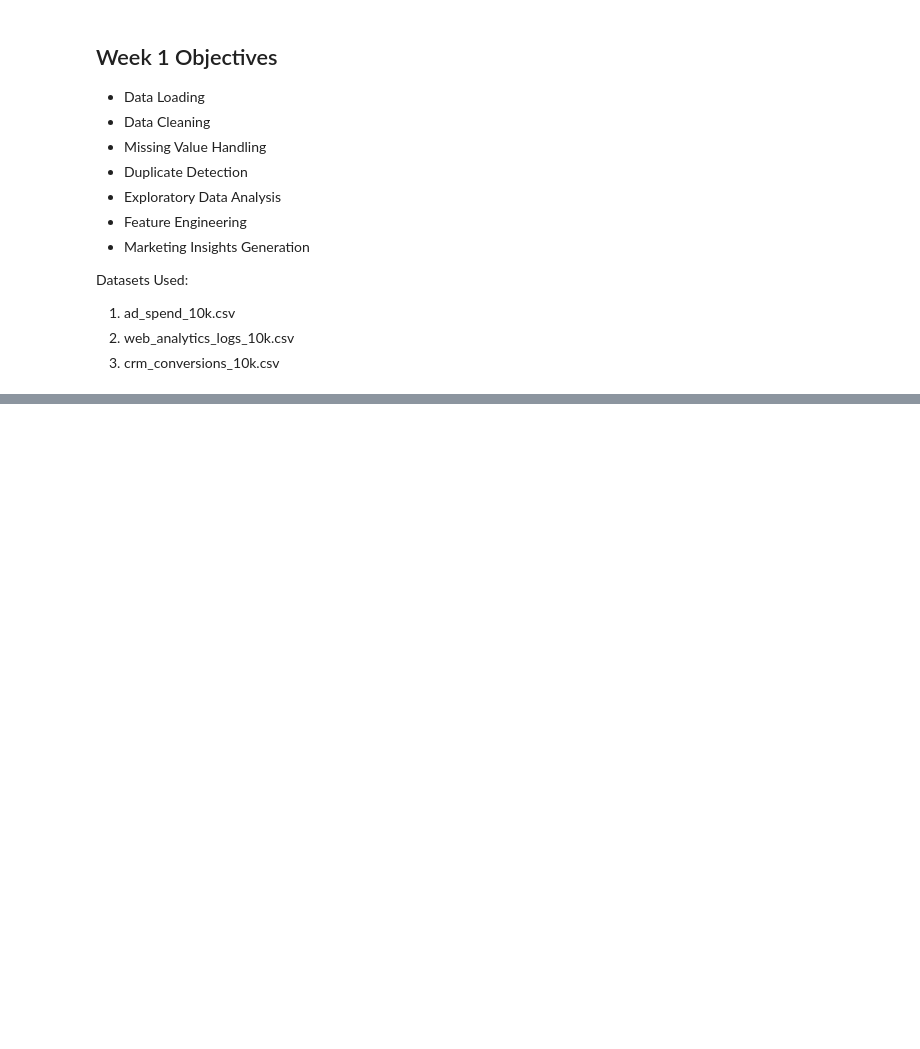
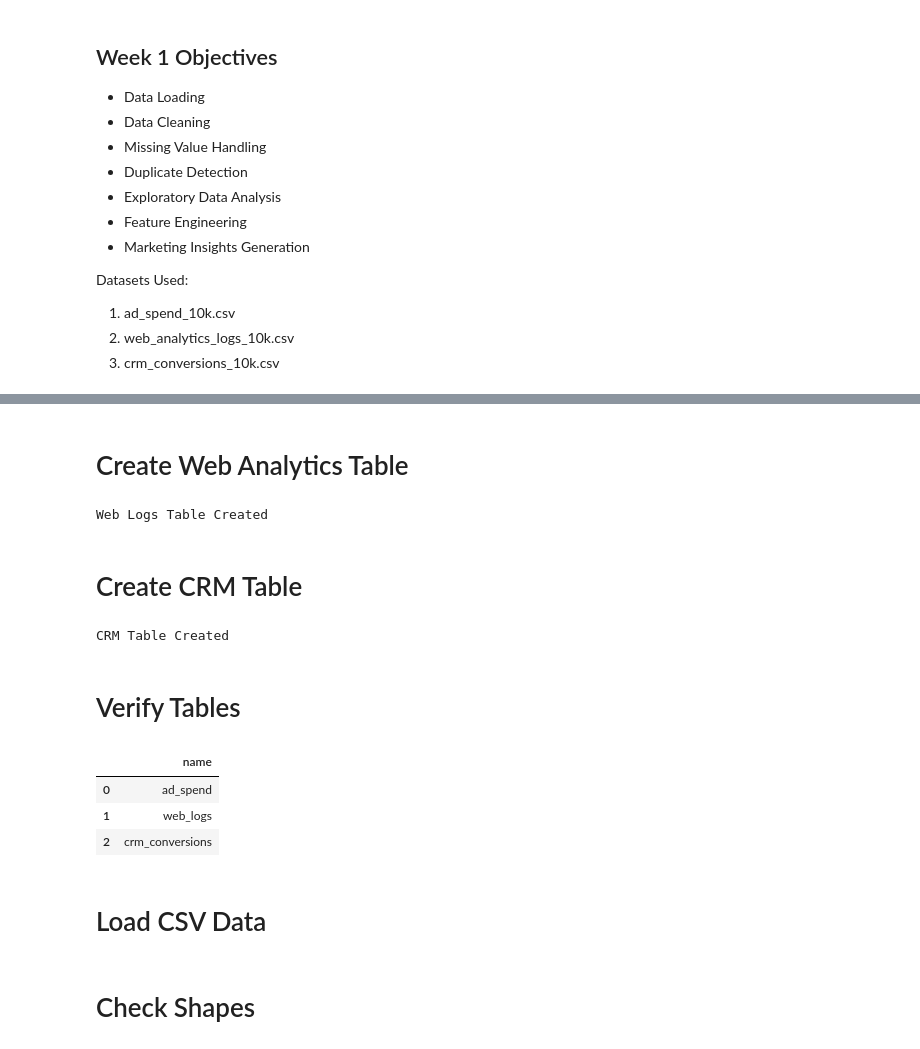
Before and after one commit to hitteshkharyal/Marketing-_ROI_Dashboard, a Jupyter notebook: project1.ipynb, the cells around one changed output, grey strips where cells are left out. Cells and saved outputs as stored; diff of their text form; code cells hidden in the pictures; blank space fills up the shorter version.

```diff
--- a/project1.ipynb
+++ b/project1.ipynb
@@ -910,0 +913,6 @@ Datasets Used:
+# %%
+import sqlite3
+
+conn = sqlite3.connect("marketing.db")
+
+print("Database Created")
@@ -910,0 +959,67 @@ Datasets Used:
+# %% [markdown]
+<h1>Create Web Analytics Table</h1>
+# %%
+cursor.execute("""
+CREATE TABLE IF NOT EXISTS web_logs (
+    session_id TEXT,
+    user_id TEXT,
+    session_date TEXT,
+    traffic_source TEXT,
+    utm_source TEXT,
+    utm_medium TEXT,
+    utm_campaign TEXT,
+    device TEXT,
+    city TEXT,
+    country TEXT,
+    pages_viewed INTEGER,
+    session_duration INTEGER,
+    bounce_flag INTEGER
+)
+""")
+
+conn.commit()
+
+print("Web Logs Table Created")
+# %% [output]
+Web Logs Table Created
+# %% [markdown]
+<h1>Create CRM Table</h1>
+# %%
+cursor.execute("""
+CREATE TABLE IF NOT EXISTS crm_conversions (
+    conversion_id TEXT,
+    user_id TEXT,
+    lead_date TEXT,
+    conversion_date TEXT,
+    lead_stage TEXT,
+    customer_journey TEXT,
+    product TEXT,
+    deal_value REAL,
+    country TEXT,
+    city TEXT,
+    conversion_status TEXT
+)
+""")
+
+conn.commit()
+
+print("CRM Table Created")
+# %% [output]
+CRM Table Created
+# %% [markdown]
+<h1>Verify Tables</h1>
+# %%
+query = """
+SELECT name
+FROM sqlite_master
+WHERE type='table'
+"""
+
+pd.read_sql(query, conn)
+# %% [output]
+|  | name |
+| 0 | ad_spend |
+| 1 | web_logs |
+| 2 | crm_conversions |
+# %% [markdown]
+<h1>Load CSV Data</h1>
@@ -910,0 +1038,2 @@ Datasets Used:
+# %% [markdown]
+<h1>Check Shapes</h1>
```
Also changed, not shown: parts of 12 cells of this notebook, 1 other file.
